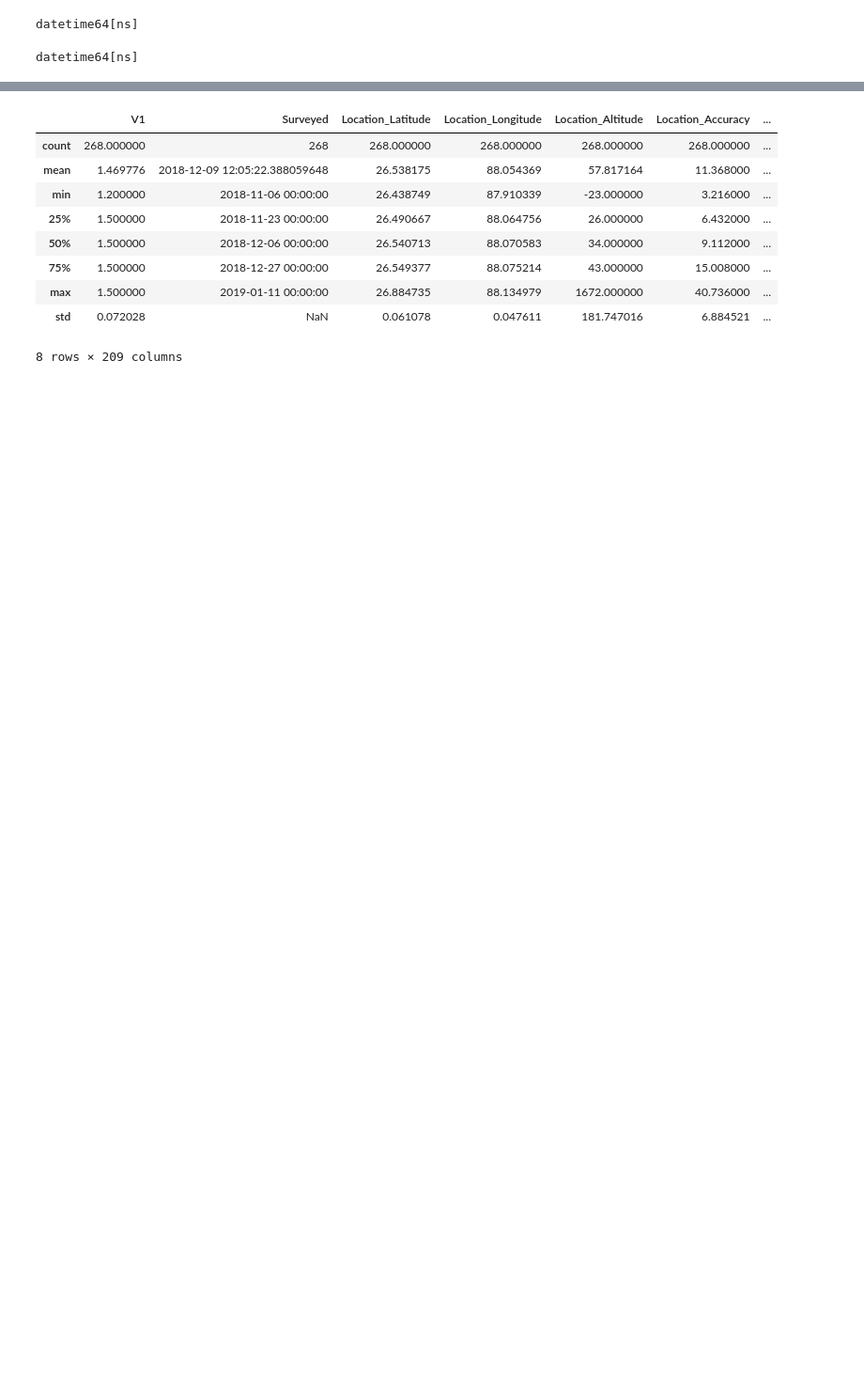
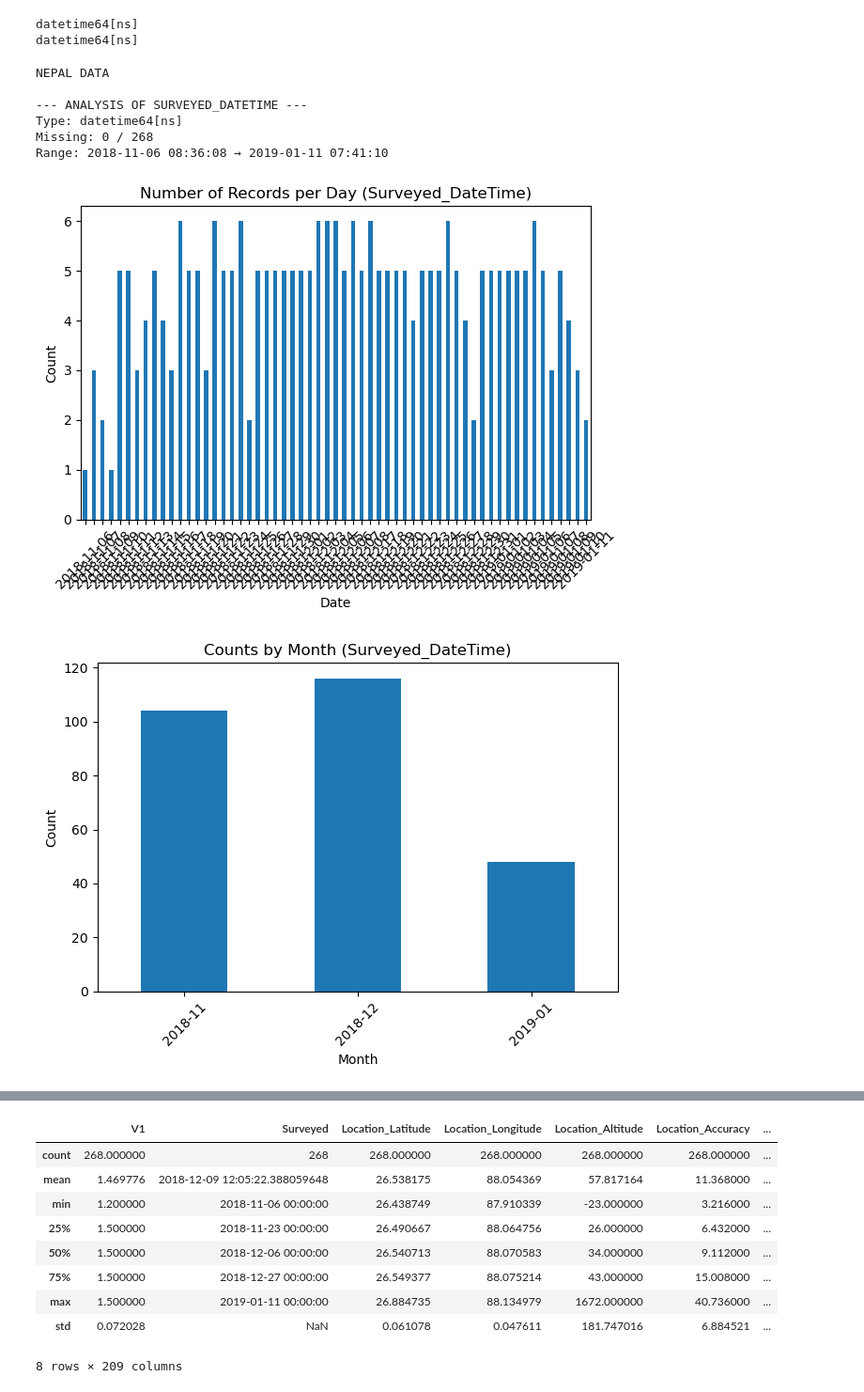
Before and after one commit to thenarrowgate/smallholder-productivity-analysis, a Jupyter notebook: notebooks/EDA.ipynb, the cells around one changed output, grey strips where cells are left out. Shown at 94% size. Drawn from its saved outputs; the diff is of its cells as text; code cells hidden in the pictures; blank space fills up the shorter version.

```diff
--- a/notebooks/EDA.ipynb
+++ b/notebooks/EDA.ipynb
@@ -10,0 +18,9 @@ senegal_df = pd.read_excel(r"E:\Atuda\67814-Data-Science-Final-Project\Data\Sene
+# %%
+indices = []
+for i, feature in enumerate(senegal_features):
+    if feature.startswith("x"):
+        indices.append(i)
+
+print(indices)
+for i in zip(range(len(senegal_df.columns)), senegal_df.columns):
+    print(i) if i[0] in indices else None
@@ -11,4 +45,5 @@ senegal_df = pd.read_excel(r"E:\Atuda\67814-Data-Science-Final-Project\Data\Sene
 # %%
+# 18.4 removed unnecessary nepal ans senegal columns
 nepal_df = nepal_df.drop(['Result_Id', 'Device_Name', 'Incomplete', 'LocationStatus', 'ExtraInformation', 'Q3._Name_of_farmer',
                           'Q12._Who_makes_farming_decisions_in_this_holding_Me1', 'Q14._Did_you_participate_in_a_learning_program_abroad_for_exampl',
                           'type_of_crop_vegetables', 'Q59._A._for_surveyor_do_not_ask_farmerLook_in_the_field_does_the',
@@ -17,3 +52,5 @@ nepal_df = nepal_df.drop(['Result_Id', 'Device_Name', 'Incomplete', 'LocationSta
                           'Q77._for_surveyor_do_not_ask_farmerLook_in_the_field_Does_the_an',
                           'Q104._Why_do_you_want_to_have_this_number_of_childrendont_read_t', 'Q115._G.4._Please_take_a_picture_of_the_field_try_to_include_irr',
                           'hope_P', 'hope_A'], axis=1)
+
+senegal_df = senegal_df.drop(senegal_df.columns[indices], axis=1)
@@ -22,8 +57,43 @@ nepal_df['Surveyed_Date'] = pd.to_datetime(nepal_df['Surveyed_Date'], errors='co
+# %%
+BIG_TO_SQM = 6772.63
+HEC_TO_SQM = 10_000
+XOF_TO_USD = 575.04
+NP_TO_USD = 135.1
+
+nepal_df['target1-yearly_income_from_agr_per_land_SQM'] = nepal_df['Q108._What_is_your_households_yearly_income_from_agriculture__NP'] / (BIG_TO_SQM * (nepal_df['Q50._A._How_much_land_that_is_yours_do_you_cultivate_biggaif_the'] + nepal_df['Q51._A._How_much_land_that_is_rentedleased_do_you_cultivate_bigg']))
+senegal_df['target1-yearly_income_from_agr_per_land_SQM'] = senegal_df['Q90._P.10.yearly_income_from_agriculture__XOF_x000D'] / (HEC_TO_SQM * (senegal_df['Q60._A.1._How_much_land_that_is_your_own_do_you_cultivate_hectar'] + senegal_df['Q61._A.2._How_much_land_that_is_rentedleased_do_you_cultivate_he']))
+
+nepal_df['target2-yearly_income_from_agr_USD'] = NP_TO_USD * nepal_df['Q108._What_is_your_households_yearly_income_from_agriculture__NP']
+senegal_df['target2-yearly_income_from_agr_USD'] = XOF_TO_USD * senegal_df['Q90._P.10.yearly_income_from_agriculture__XOF_x000D']
+
+nepal_df['target3-veg_per_area'] = nepal_df['Q62._A._How_much_VEGETABLES_do_you_harvest_per_year_from_this_pl'] / (BIG_TO_SQM * (nepal_df['Q50._A._How_much_land_that_is_yours_do_you_cultivate_biggaif_the'] + nepal_df['Q51._A._How_much_land_that_is_rentedleased_do_you_cultivate_bigg']))
+senegal_df['target3-veg_per_area'] = senegal_df['Q71._A.10._How_much_VEGETABLES_do_you_harvest_per_year_from_this'] / (HEC_TO_SQM * (senegal_df['Q60._A.1._How_much_land_that_is_your_own_do_you_cultivate_hectar'] + senegal_df['Q61._A.2._How_much_land_that_is_rentedleased_do_you_cultivate_he']))
+
+nepal_df.rename(columns={'Q112._G.2._Generally_speaking_how_would_you_define_your_farming': 'target4-self-farming-perception'}, inplace=True)
+nepal_df.rename(columns={'Q94._S.2._Generally_speaking_how_would_you_define_your_farming_i': 'target4-self-farming-perception'}, inplace=True)
 # %%
+# 18.4 created datetime column
+
+nepal_df['Surveyed_Date'] = pd.to_datetime(nepal_df['Surveyed_Date'], errors='coerce')
+
+def create_datetime_col(df):
+    # Convert both columns to strings and parse
+    dt = pd.to_datetime(
+        df['Surveyed_Date'].dt.strftime('%Y-%m-%d') + ' ' +
+        df['Surveyed_Time'].astype(str)
+    )
+    df['Surveyed_DateTime'] = dt.dt.tz_localize(None)
+
+    # Check
+    print(df['Surveyed_DateTime'].dtype)
+    # → datetime64[ns]
+
 create_datetime_col(nepal_df)
+create_datetime_col(senegal_df)
 # %% [output]
 datetime64[ns]
+datetime64[ns]
 # %%
-create_datetime_col(senegal_df)
+# 23.4 removed since already have DateTime column
+nepal_df = nepal_df.drop(['Surveyed_Date', 'Surveyed_Time', 'Surveyed'], axis=1)
+senegal_df = senegal_df.drop(['Surveyed_Date', 'Surveyed_Time'], axis=1)
-# %% [output]
-datetime64[ns]
@@ -29,0 +169,15 @@ datetime64[ns]
+# %%
+# 18.4 analyze new datetime columns
+print("NEPAL DATA")
+analyze_datetime(nepal_df, 'Surveyed_DateTime')
+print("SENEGAL DATA")
+analyze_datetime(senegal_df, 'Surveyed_DateTime')
+# %% [output]
+NEPAL DATA
+
+--- ANALYSIS OF SURVEYED_DATETIME ---
+Type: datetime64[ns]
+Missing: 0 / 268
+Range: 2018-11-06 08:36:08 → 2019-01-11 07:41:10
+[figure, added]
+[figure, added]
```
Also changed, not shown: parts of 41 cells of this notebook, 1 other file.
